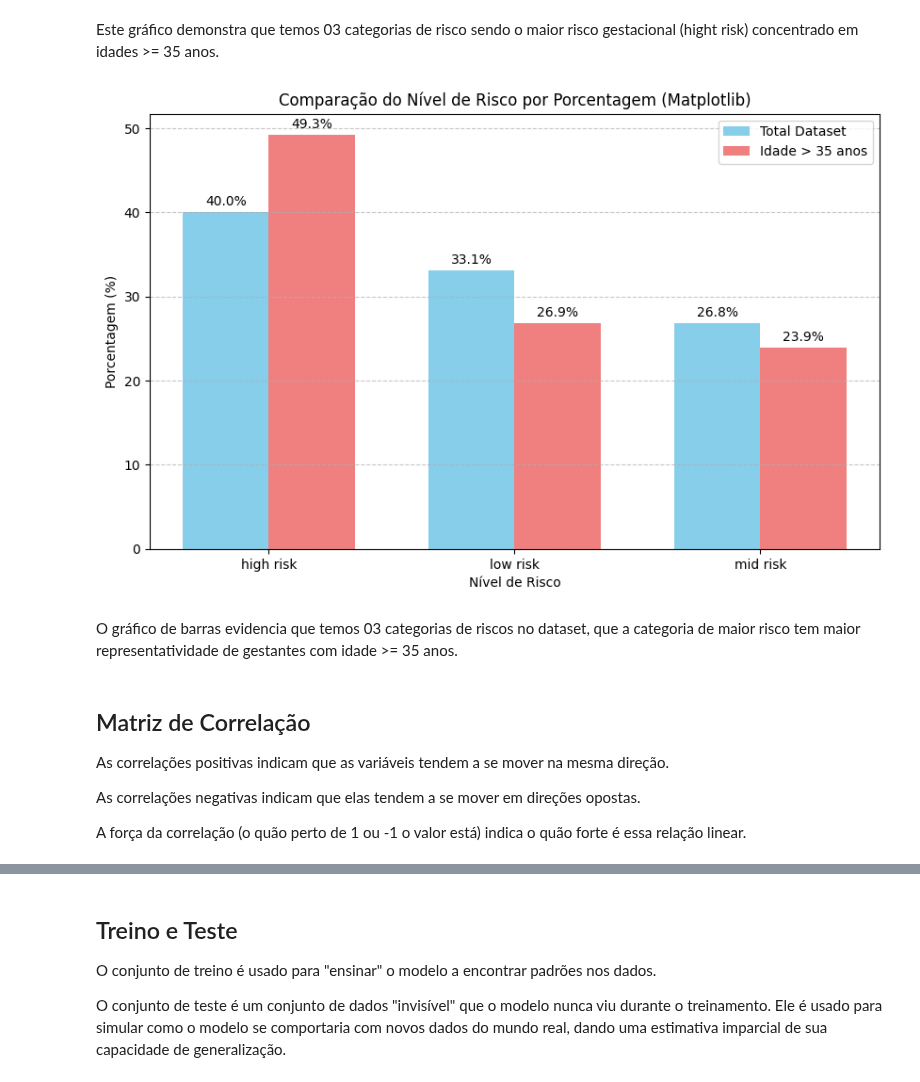
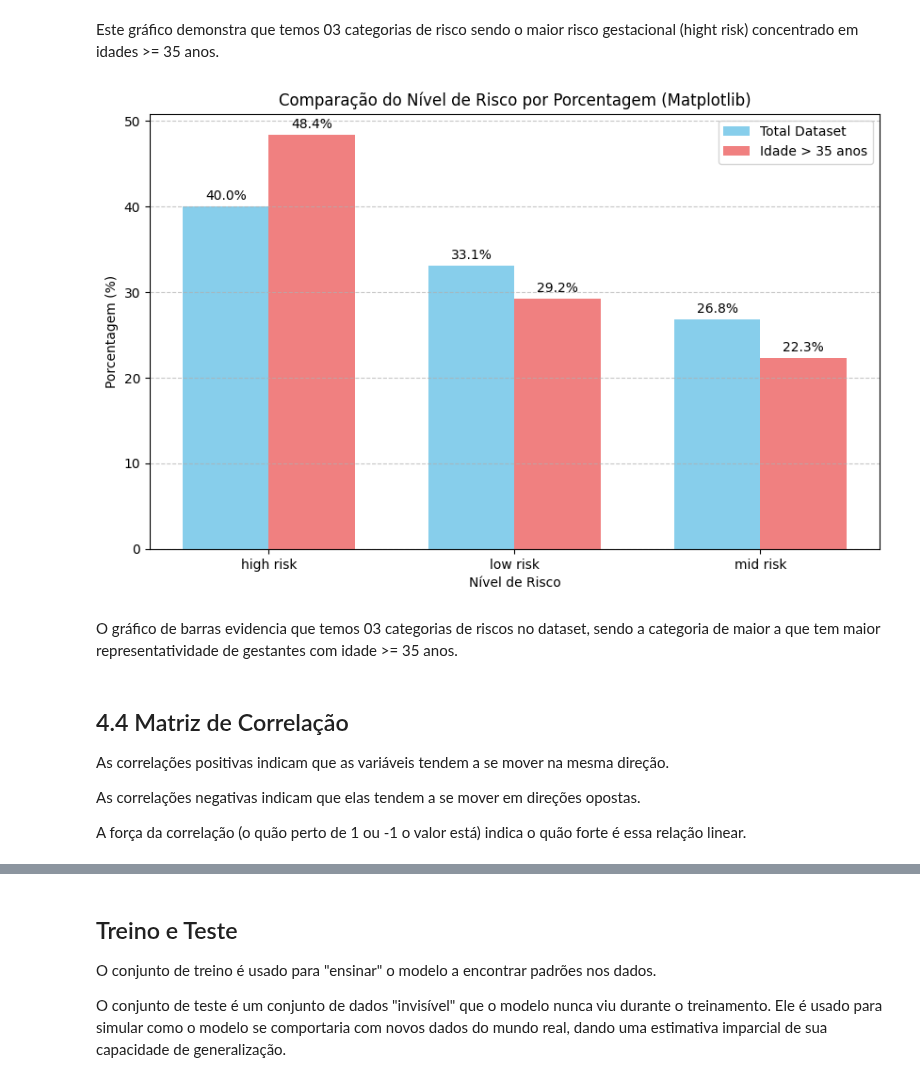
Before and after one commit to AlineFiori/MVP, a Jupyter notebook: Template_Análise_de_Dados_Pregnancy.ipynb, the cells around one changed output, grey strips where cells are left out. Cells and saved outputs as stored; diff of their text form; code cells hidden in the pictures.

```diff
--- a/Template_Análise_de_Dados_Pregnancy.ipynb
+++ b/Template_Análise_de_Dados_Pregnancy.ipynb
@@ -114,3 +114,10 @@ Base comcolunas renomeadas - Primeiras 5 linhas:
 2                 100.0                   80   high risk
 3                  98.0                   70   high risk
 4                  98.0                   76    low risk
+# %%
+# 2. Criar nova coluna 'Idade_35+' para classificar a idade gestacional
+# np.where(condição, valor_se_verdadeiro, valor_se_falso)
+Dataset['Idade_35+'] = np.where(Dataset['Idade'] >= 35, 1, 0) # 1 para >=35 anos, 0 para <35 anos
+
+print("\nBase com nova coluna - Primeiras 5 linhas:")
+print(Dataset.head())
@@ -284,7 +330,8 @@ plt.show()
 # %% [markdown]
 Este gráfico demonstra que temos 03 categorias de risco sendo o maior risco gestacional (hight risk) concentrado em idades >= 35 anos.
 # %%
-# 10. Análise de duas variáveis categóricas: analisando o % de nível de risco por idade
+# 4. Análise de duas variáveis: analisando o % de nível de risco por idade
+
 # Gráfico Barras
 
 # 1. Calcular os percentuais para o dataset total
@@ -294,7 +341,7 @@ percent_total_df = percent_total.reset_index()
 percent_total_df.columns = ['Nivel_Risco', 'Percentage']
 
 # 2. Filtrar o DataFrame para idade maior que 35
-df_age_gt_35 = Dataset[Dataset['Idade'] > 35]
+df_age_gt_35 = Dataset[Dataset['Idade'] >= 35]
 
 # 3. Calcular os percentuais para o dataset filtrado (idade > 35)
 percent_age_gt_35 = df_age_gt_35['Nivel_Risco'].value_counts(normalize=True) * 100
@@ -317,38 +364,38 @@ bars_total = ax.bar([p - width/2 for p in x_pos], percent_total_df['Percentage']
 
 # Plotar as barras para o dataset filtrado (idade > 35)
 bars_age_gt_35 = ax.bar([p + width/2 for p in x_pos], percent_age_gt_35_df['Percentage'], width, label='Idade > 35 anos', color='lightcoral')
 
 # Adicionar rótulos, título e legenda
 ax.set_xlabel('Nível de Risco')
 ax.set_ylabel('Porcentagem (%)')
 ax.set_title('Comparação do Nível de Risco por Porcentagem (Matplotlib)')
 ax.set_xticks(x_pos)
 ax.set_xticklabels(risk_levels)
 ax.legend()
 ax.grid(axis='y', linestyle='--', alpha=0.7)
 
 # Adicionar os valores percentuais nas barras
 def autolabel(bars):
     for bar in bars:
         height = bar.get_height()
         ax.annotate(f'{height:.1f}%',
                     xy=(bar.get_x() + bar.get_width() / 2, height),
                     xytext=(0, 3),  # 3 points vertical offset
                     textcoords="offset points",
                     ha='center', va='bottom')
 
 autolabel(bars_total)
 autolabel(bars_age_gt_35)
 
 
 # Mostrar o gráfico
 plt.show()
 # %% [output]
-[figure, old version]
+[figure, new version]
 # %% [markdown]
-O gráfico de barras evidencia que temos 03 categorias de riscos no dataset, que a categoria de maior risco tem maior representatividade de gestantes com idade >= 35 anos.
+O gráfico de barras evidencia que temos 03 categorias de riscos no dataset, sendo a categoria de maior a que tem maior representatividade de gestantes com idade >= 35 anos.
 # %% [markdown]
-## Matriz de Correlação
+## 4.4 Matriz de Correlação
 
 As correlações positivas indicam que as variáveis tendem a se mover na mesma direção.
 
```
Also changed, not shown: parts of 38 cells of this notebook.
